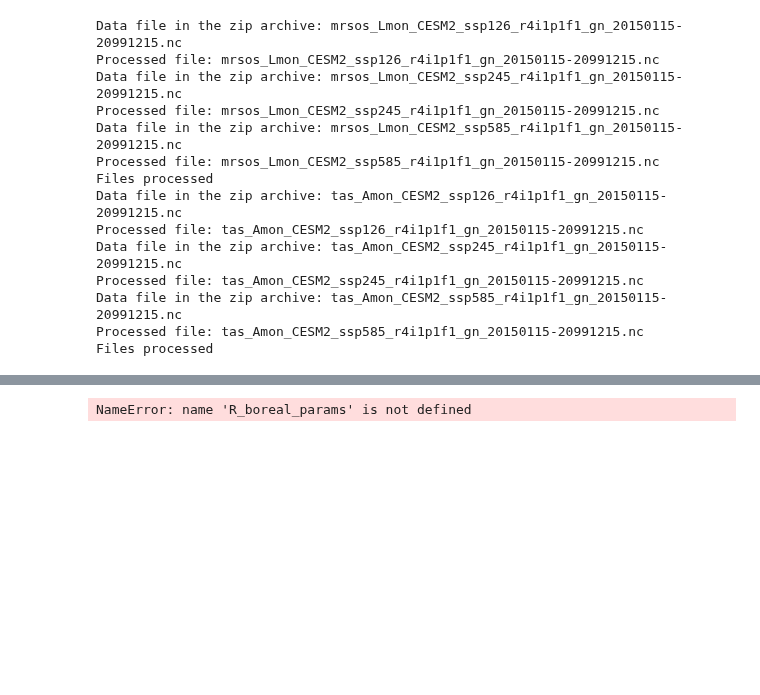
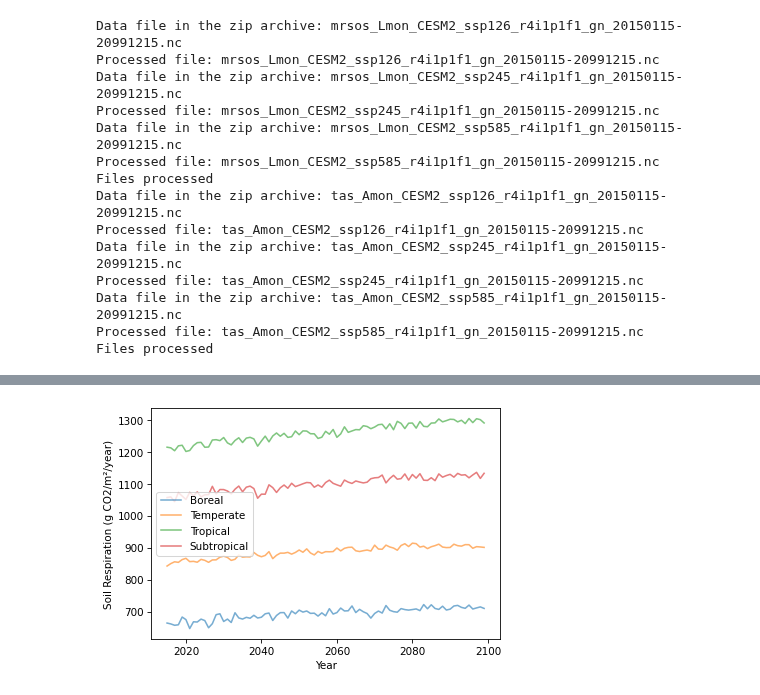
Before and after one commit to vinmk-git/Soil-Respiration-Model, a Jupyter notebook: soilRmodel.ipynb, the cells around one changed output, grey strips where cells are left out. Cells and saved outputs as stored; diff of their text form; code cells hidden in the pictures; blank space fills up the shorter version.

```diff
--- a/soilRmodel.ipynb
+++ b/soilRmodel.ipynb
@@ -641,36 +664,35 @@ You passed a edgecolor/edgecolors ('red') for an unfilled marker ('x').  Matplot
 # %%
 # modeling soil respiration using the data from the CDS and SRDB, and plotting the results using hvplot
 # selecting nearest neighbor temperature from Temperature dataset
 
-Rs_monthly_pred = []
-params_list = [R_boreal_params, R_temperate_params, R_tropical_params]
+projections_df["Rs_pred"] = (Rs_TM_function(best_params, projections_df[["tas", "mrsos"]].values, model_M_global))/12      # generate soil repspiration predictions based on nearest neighbor temperature, moisture, and model parameters
 
-for i in range(len(projections_df)):
-    if projections_df["Biome"][i]== "Boreal":
-        Rs_pred = func_choice(projections_df[["tas", "mrsos"]].loc[[i], :].values, *params_list[0])       # generate soil repspiration predictions based on nearest neighbor temperature and boreal model parameters
-        Rs_monthly_pred.append(Rs_pred/12)                                                     # divide by 12 to get monthly soil respiration predictions
-    elif projections_df["Biome"][i]== "Temperate":
-        Rs_pred = func_choice(projections_df[["tas", "mrsos"]].loc[[i], :].values, *params_list[1])       # generate soil repspiration predictions based on nearest neighbor temperature and temperate model parameters
-        Rs_monthly_pred.append(Rs_pred/12)
-    elif projections_df["Biome"][i]== "Tropical":
-        Rs_pred = func_choice(projections_df[["tas", "mrsos"]].loc[[i], :].values, *params_list[2])       # generate soil repspiration predictions based on nearest neighbor temperature and tropical model parameters
-        Rs_monthly_pred.append(Rs_pred/12)
+annual_predictions = projections_df.groupby(["lat", "lon", "Record_number","year", "Biome"])[['tas', "mrsos"]].mean().reset_index()
+annual_predictions["Rs_annual_predictions"] = (Rs_TM_function(best_params, annual_predictions[["tas", "mrsos"]].values, model_M_global))
 
-projections_df["Rs_pred"] = Rs_monthly_pred
+biome_predictions = annual_predictions.groupby(["year", "Biome"])[["Rs_annual_predictions"]].mean().reset_index()
 
-Rs_predictions = projections_df.hvplot.points(
-    x='lon',
-    y='lat',
-    c='Rs_pred',
-    size = "Rs_pred",
-    alpha=0.6,
-    cmap='magma_r',
-    legend='left',             # choose from ['top_right', 'top_left', 'bottom_left', 'bottom_right', 'right', 'left', 'top', 'bottom']
-    frame_width=600,
-    frame_height=400,
-    #groupby='study_year'
-)
+for i in biomes:
+    biome = biome_predictions[biome_predictions["Biome"] == i]
+    plt.plot(biome["year"], biome["Rs_annual_predictions"], alpha= 0.6, label =f"{i}")
 
-temp * Rs_predictions
+plt.xlabel('Year')
+plt.ylabel('Soil Respiration (g CO2/m²/year)')
+plt.legend()
+plt.show()
+
+# temp3 = annual_predictions.hvplot.points(x='lon',
+#                         y='lat',
+#                         c = "Biome",
+#                         groupby='year',
+#                         #cmap='RdBu_r',
+#                         size = "Rs_predictions",
+#                         tiles='OSM',            # Add OpenStreetMap basemap
+#                         frame_width=600,
+#                         frame_height=400,
+#                         #clim=(min_val_temp, max_val_temp)
+#                         )
+
+# temp3
 # %% [output]
-NameError: name 'R_boreal_params' is not defined
+[figure, added]
```
Also changed, not shown: parts of 12 cells of this notebook.
